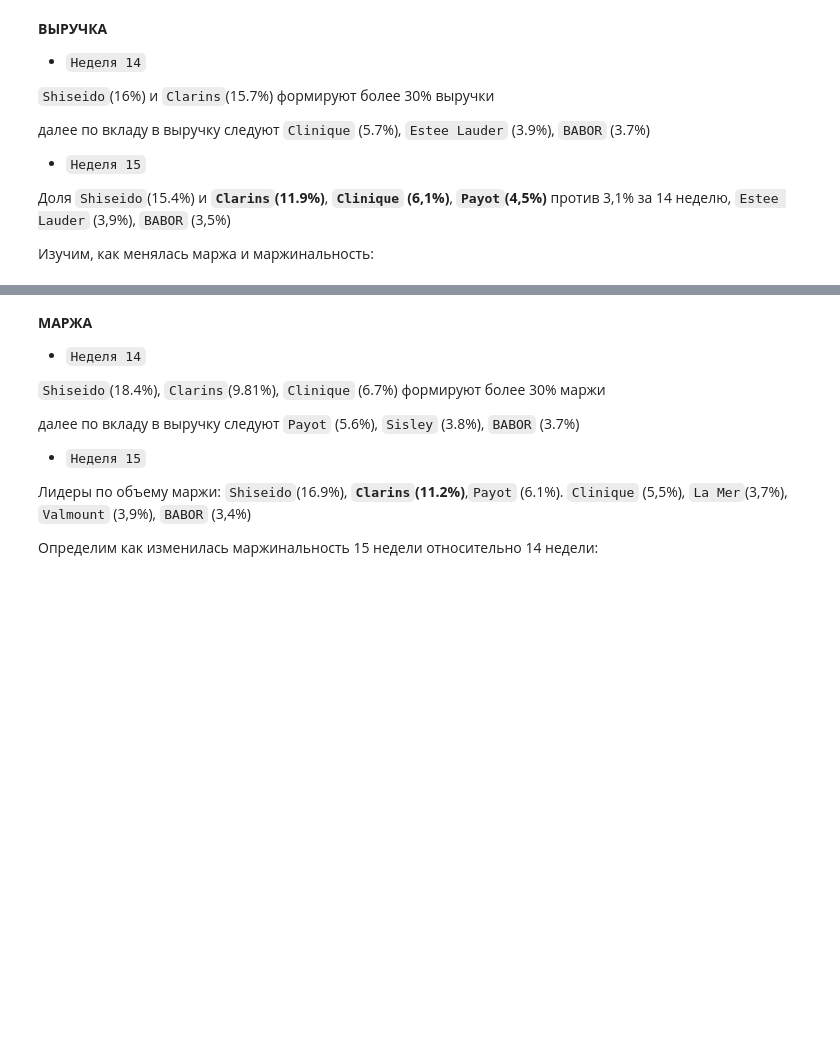
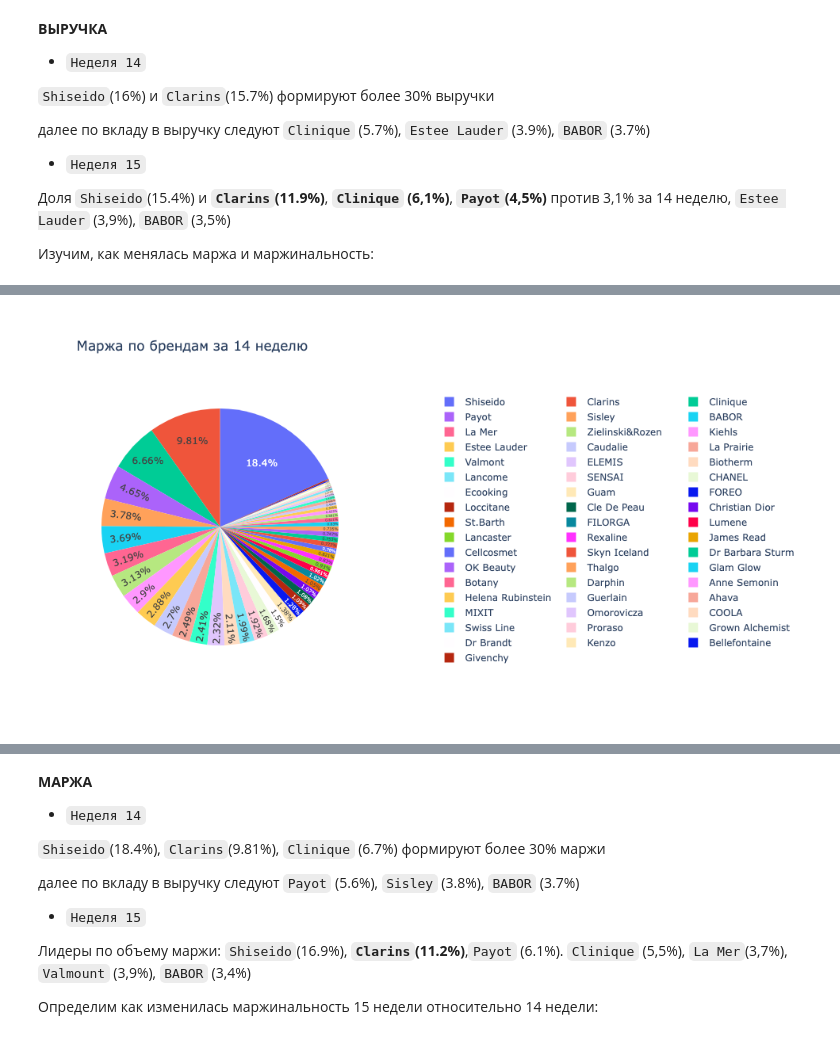
Before and after one commit to DrKaate/Test_data_atalyst_ga, a Jupyter notebook: gold_apple_zelenina_da.ipynb, the cells around one changed output, grey strips where cells are left out. Drawn from its saved outputs; the diff is of its cells as text; code cells hidden in the pictures; blank space fills up the shorter version.

```diff
--- a/gold_apple_zelenina_da.ipynb
+++ b/gold_apple_zelenina_da.ipynb
@@ -327,6 +338,10 @@ fig.update_layout(legend=dict(orientation="h", y=1.0, x=1.4))
 fig.show()
 # %% [output]
 [interactive output not drawn]
+# %%
+Image('2_3.png')
+# %% [output]
+[figure, added]
 # %%
 #определим вклад каджого бренда в недельную прибыль за 15 неделю
 fig = px.pie(df_week_15, values='Маржа', names='Бренд AX 1', title='Маржа по брендам за 15 неделю')
```
Also changed, not shown: parts of 11 cells of this notebook, 6 other files.
